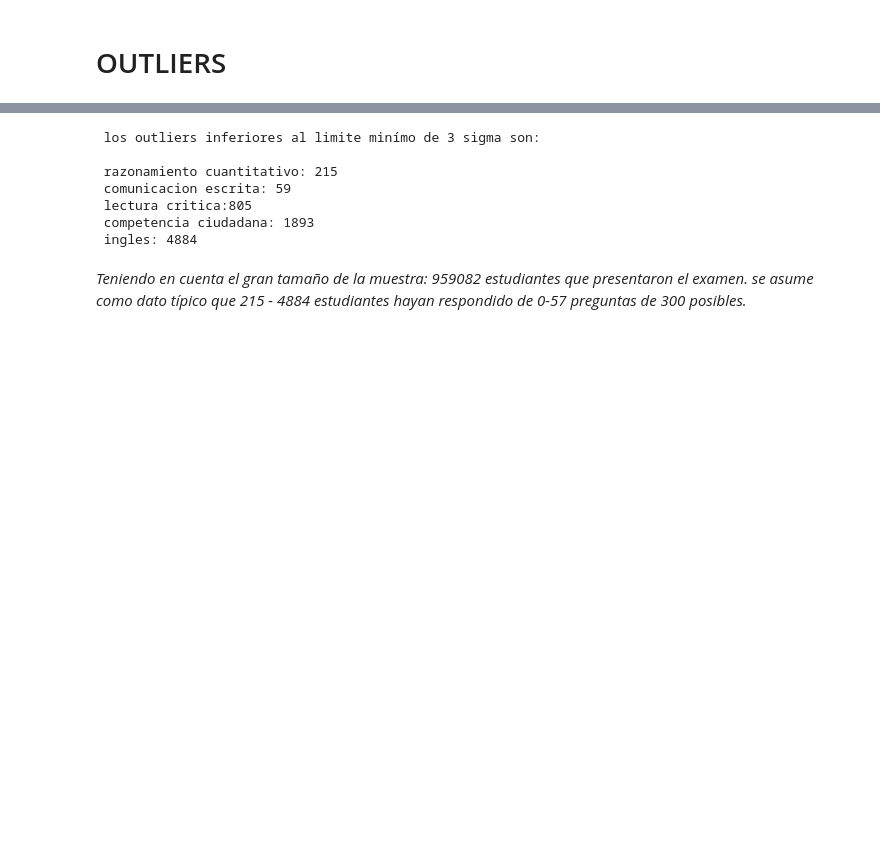
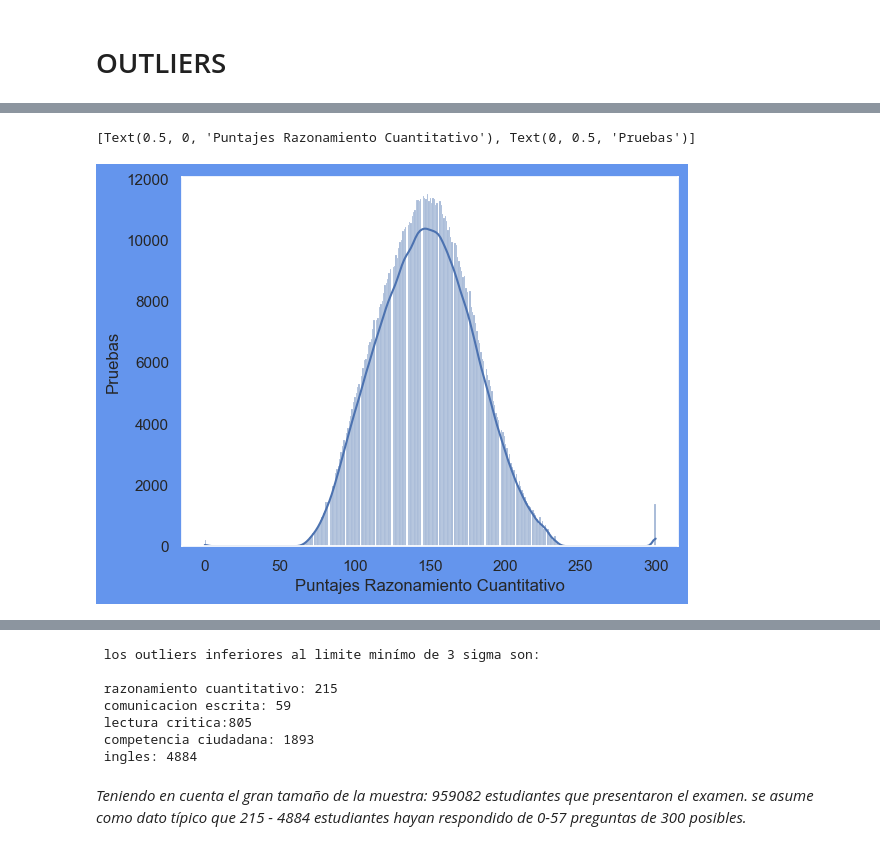
Before and after one commit to jospinoponce/PruebasSaberPro_Colombia, a Jupyter notebook: EDA.ipynb, the cells around one changed output, grey strips where cells are left out. Saved outputs shown, nothing was run; the diff lists cells and outputs as text; code cells hidden in the pictures; blank space fills up the shorter version.

```diff
--- a/EDA.ipynb
+++ b/EDA.ipynb
@@ -153,3 +166,11 @@ sns.histplot(dq['MOD_INGLES_PUNT'],           ax=ax[4])
+# %%
+#sns.set_style("#ticks")
+sns.set(rc={'axes.facecolor':'white', 'figure.facecolor':'cornflowerblue'})
+sns.histplot(dq['MOD_RAZONA_CUANTITAT_PUNT'], kde=True).set( xlabel = "Puntajes Razonamiento Cuantitativo",
+ ylabel = "Pruebas")
+# %% [output]
+[Text(0.5, 0, 'Puntajes Razonamiento Cuantitativo'), Text(0, 0.5, 'Pruebas')]
+[figure, added]
 # %%
 # aplicacion de regla de los tres sigmas para outliers.
 
```
Also changed, not shown: parts of 12 cells of this notebook, 1 other file.
